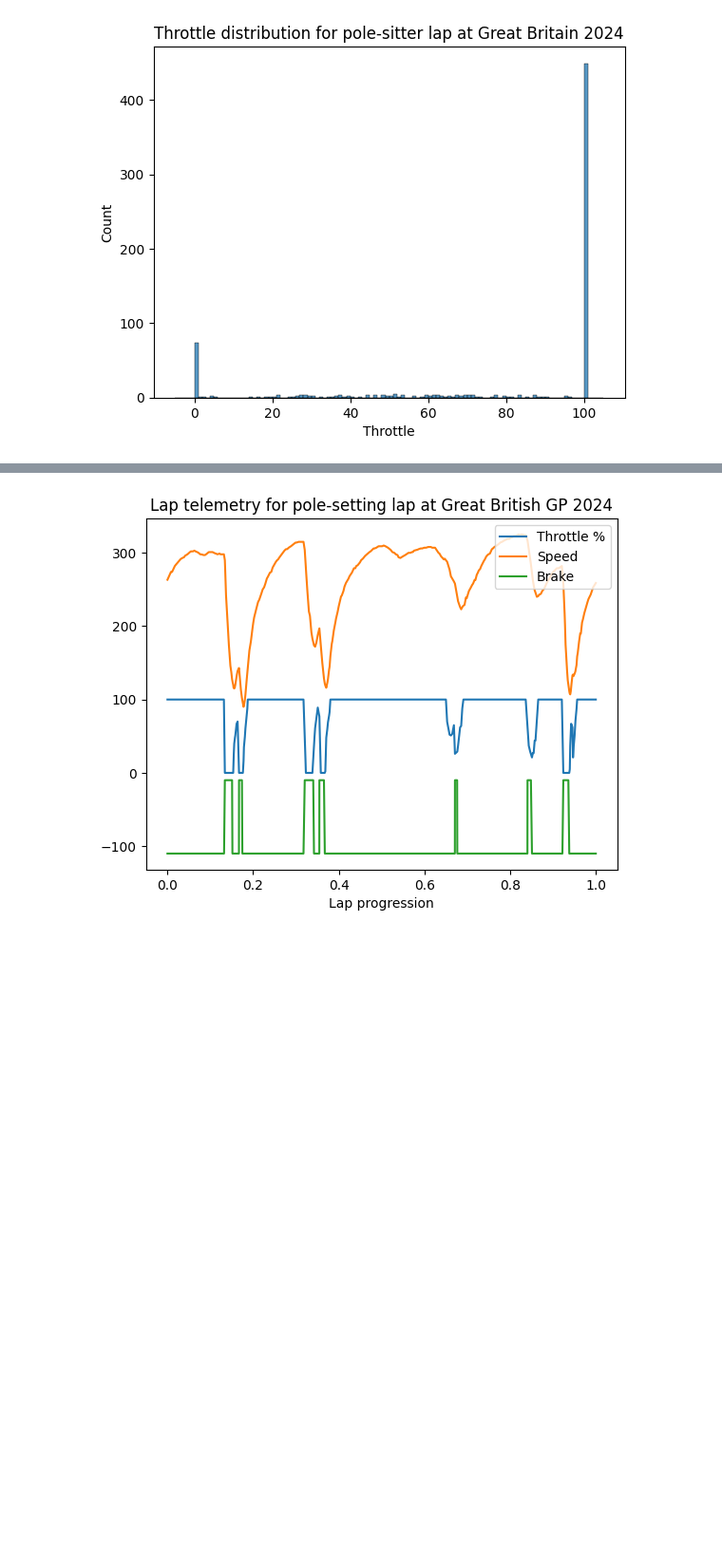
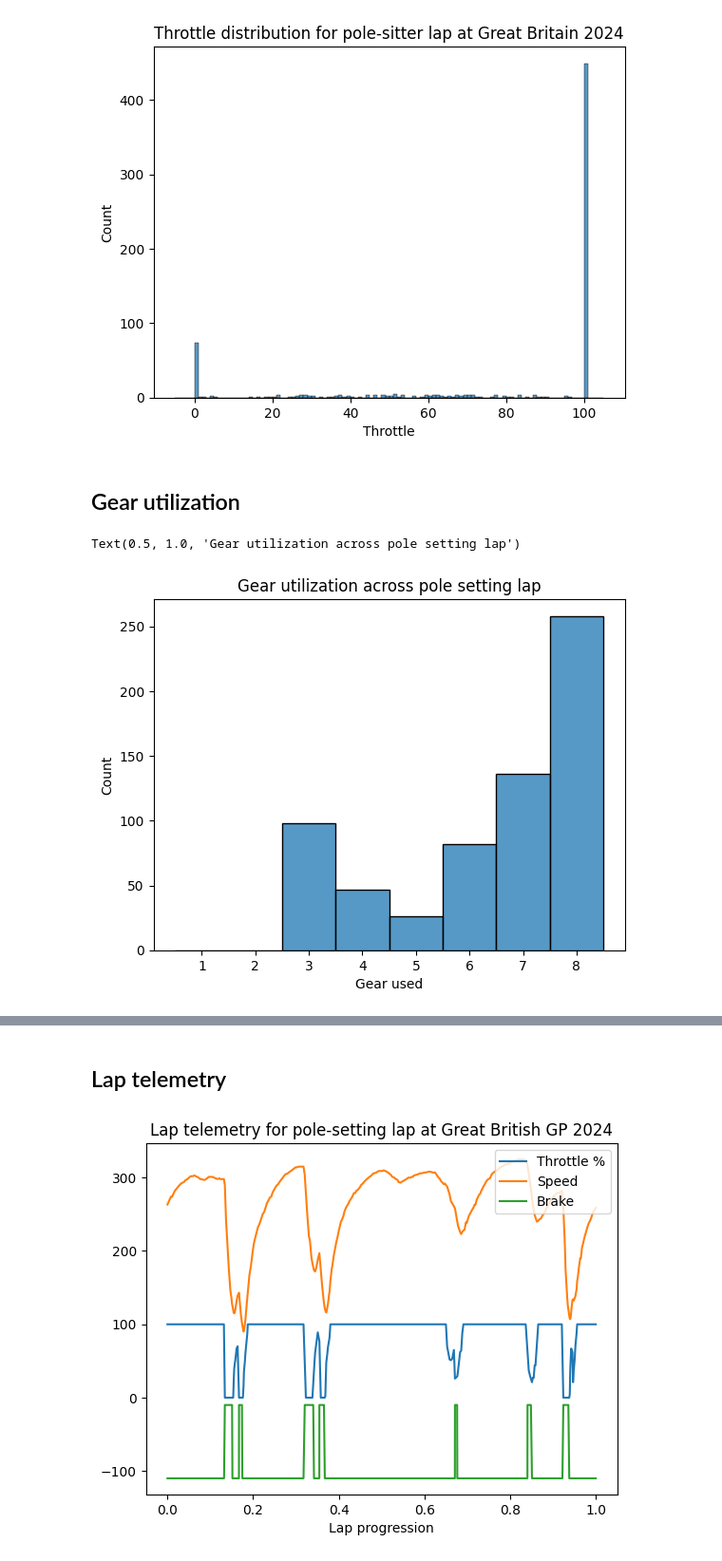
Before and after one commit to matt-bernhardt/f1-notebooks, a Jupyter notebook: notebooks/greatbritain25/summary.ipynb, the cells around one changed output, grey strips where cells are left out. Shown: that part at 95% size. Saved outputs shown, nothing was run; the diff lists cells and outputs as text; code cells hidden in the pictures; blank space fills up the shorter version.

```diff
--- a/notebooks/greatbritain25/summary.ipynb
+++ b/notebooks/greatbritain25/summary.ipynb
@@ -91,6 +107,21 @@ plt.title('Throttle distribution for pole-sitter lap at Great Britain 2024')
 plt.show()
 # %% [output]
 [figure]
+# %% [markdown]
+## Gear utilization
+# %%
+gear = lap.telemetry['nGear']
+
+sns.histplot(
+  gear,
+  binrange=(1,8),
+  discrete=True
+)
+plt.xlabel('Gear used')
+plt.title('Gear utilization across pole setting lap')
+# %% [output]
+Text(0.5, 1.0, 'Gear utilization across pole setting lap')
+[figure, added]
 # %%
 lap.telemetry
 # %% [output]
@@ -107,6 +138,8 @@ lap.telemetry
 | 647 | 2024-07-06 15:10:14.571 | 0 days 01:23:01.562000 |  | NaN | 0 days 00:01:25.674000 | 10675.587555 | 257.075002 | 7 | 100.0 | ... |
 | 648 | 2024-07-06 15:10:14.716 | 0 days 01:23:01.707000 |  | NaN | 0 days 00:01:25.819000 | 10738.118778 | 258.887501 | 7 | 100.0 | ... |
 647 rows × 18 columns
+# %% [markdown]
+## Lap telemetry
 # %%
 plt.plot(
   lap.telemetry['RelativeDistance'],
```
Also changed, not shown: parts of 11 cells of this notebook, 6 other files.
